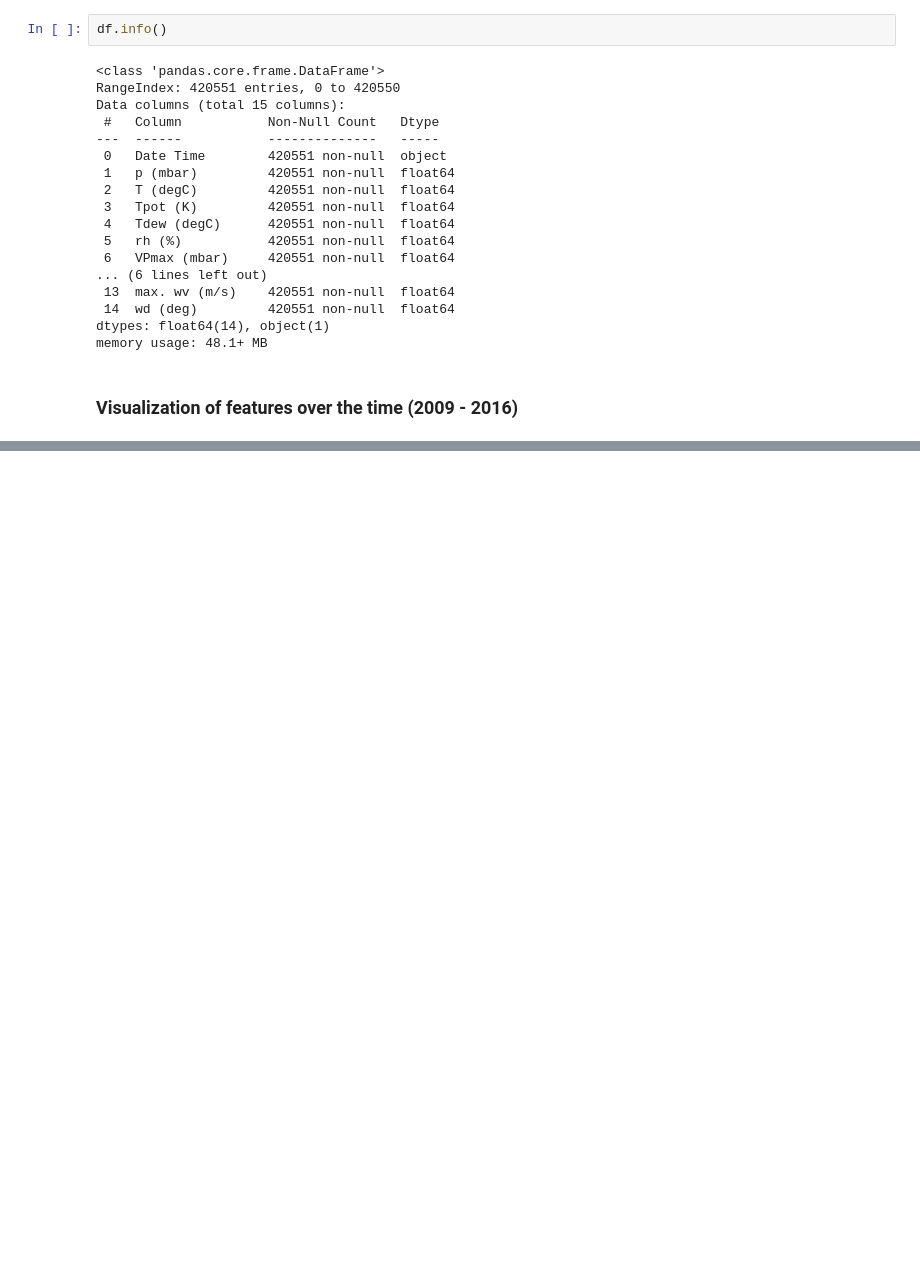
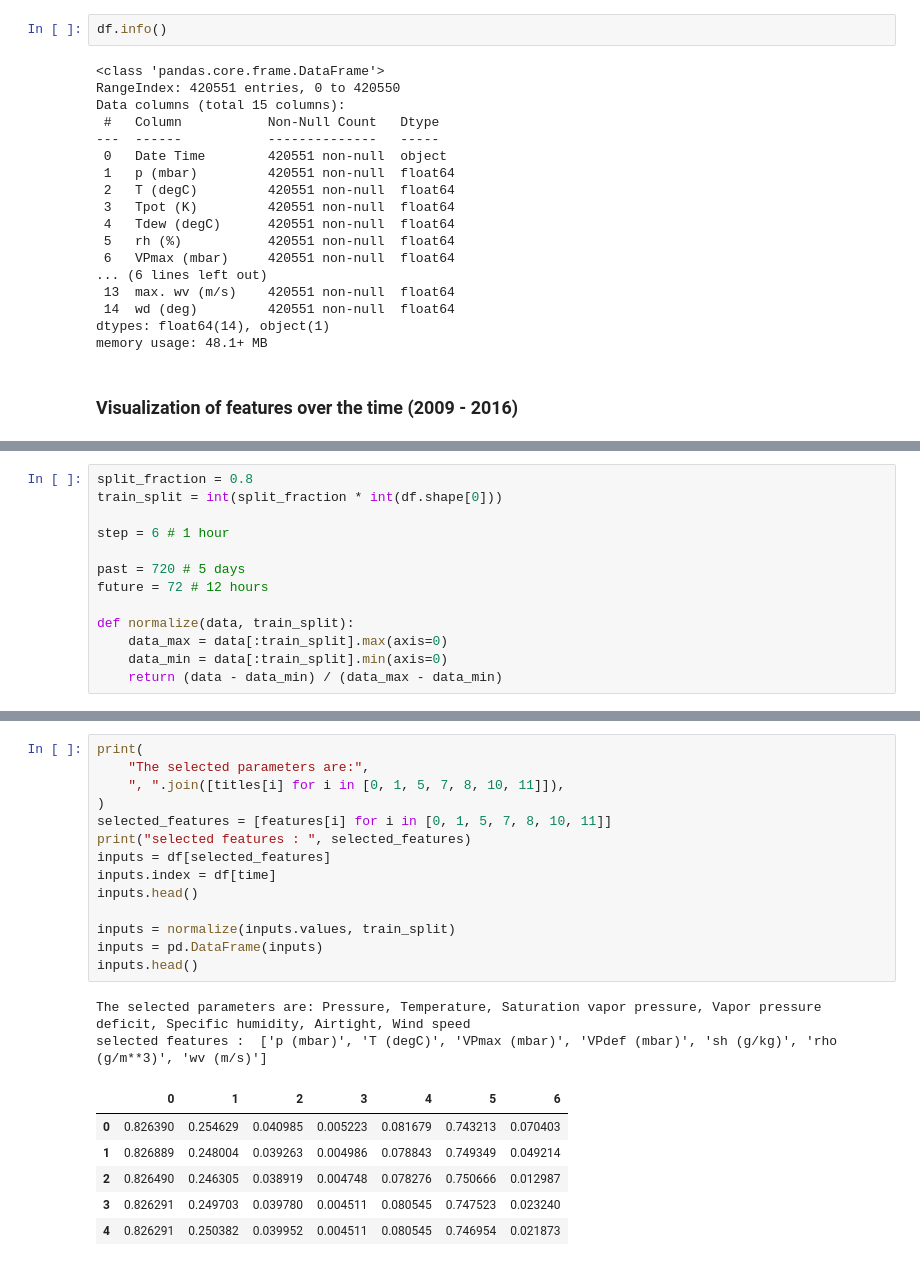
Before and after one commit to atefattia/data_science, a Jupyter notebook: weather_forecasting/forecasting.ipynb, the cells around one changed output, grey strips where cells are left out. Saved outputs shown, nothing was run; the diff lists cells and outputs as text; blank space fills up the shorter version.

```diff
--- a/weather_forecasting/forecasting.ipynb
+++ b/weather_forecasting/forecasting.ipynb
@@ -124,0 +132,13 @@ show_feature_over_time(df)
+# %%
+split_fraction = 0.8
+train_split = int(split_fraction * int(df.shape[0]))
+
+step = 6 # 1 hour
+
+past = 720 # 5 days
+future = 72 # 12 hours
+
+def normalize(data, train_split):
+    data_max = data[:train_split].max(axis=0)
+    data_min = data[:train_split].min(axis=0)
+    return (data - data_min) / (data_max - data_min)
@@ -124,0 +161,23 @@ show_feature_over_time(df)
+# %%
+print(
+    "The selected parameters are:",
+    ", ".join([titles[i] for i in [0, 1, 5, 7, 8, 10, 11]]),
+)
+selected_features = [features[i] for i in [0, 1, 5, 7, 8, 10, 11]]
+print("selected features : ", selected_features)
+inputs = df[selected_features]
+inputs.index = df[time]
+inputs.head()
+
+inputs = normalize(inputs.values, train_split)
+inputs = pd.DataFrame(inputs)
+inputs.head()
+# %% [output]
+The selected parameters are: Pressure, Temperature, Saturation vapor pressure, Vapor pressure deficit, Specific humidity, Airtight, Wind speed
+selected features :  ['p (mbar)', 'T (degC)', 'VPmax (mbar)', 'VPdef (mbar)', 'sh (g/kg)', 'rho (g/m**3)', 'wv (m/s)']
+|  | 0 | 1 | 2 | 3 | 4 | 5 | 6 |
+| 0 | 0.826390 | 0.254629 | 0.040985 | 0.005223 | 0.081679 | 0.743213 | 0.070403 |
+| 1 | 0.826889 | 0.248004 | 0.039263 | 0.004986 | 0.078843 | 0.749349 | 0.049214 |
+| 2 | 0.826490 | 0.246305 | 0.038919 | 0.004748 | 0.078276 | 0.750666 | 0.012987 |
+| 3 | 0.826291 | 0.249703 | 0.039780 | 0.004511 | 0.080545 | 0.747523 | 0.023240 |
+| 4 | 0.826291 | 0.250382 | 0.039952 | 0.004511 | 0.080545 | 0.746954 | 0.021873 |
```
Also changed, not shown: parts of 12 cells of this notebook.
